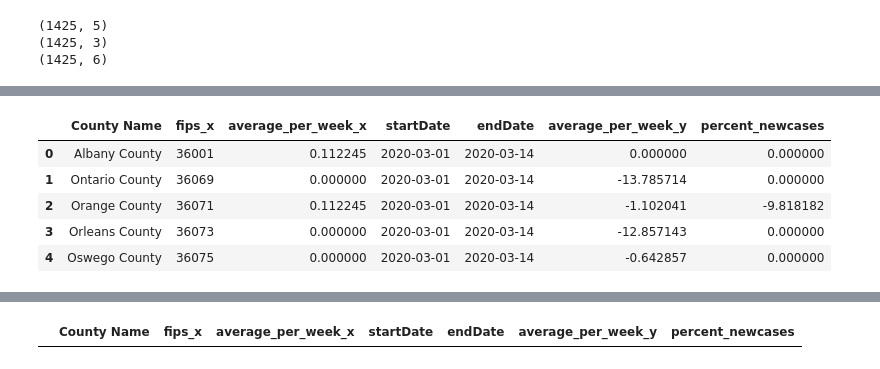
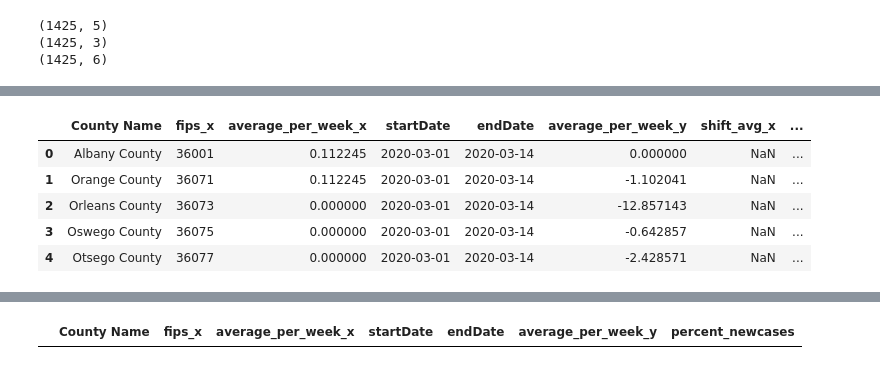
Before and after one commit to jeyasri-s2/meansquares, a Jupyter notebook: NY_LabelingData.ipynb, the cells around one changed output, grey strips where cells are left out. Saved outputs shown, nothing was run; the diff lists cells and outputs as text; code cells hidden in the pictures.

Commit message:
% change in new cases formula fixed

```diff
--- a/NY_LabelingData.ipynb
+++ b/NY_LabelingData.ipynb
@@ -494,0 +494,2 @@ average_newCases_df2.head()
+# %%
+average_newCases_df2['shift_avg_x'] = average_newCases_df2.sort_values(['startDate','endDate']).groupby(['County Name', 'fips_x'])['average_per_week_x'].shift()
@@ -495,12 +513,12 @@ average_newCases_df2.head()
 # %%
-average_newCases_df2['percent_newcases'] = average_newCases_df2.apply(lambda x: (x.average_per_week_y) / x.average_per_week_x if x.average_per_week_x > 0 else 0 , axis=1)
+average_newCases_df2['percent_newcases'] = average_newCases_df2.apply(lambda x: (x.average_per_week_y) / x.shift_avg_x if x.shift_avg_x > 0.0 else 0 , axis=1)
 
 
 average_newCases_df2.head()
 # %% [output]
-|  | County Name | fips_x | average_per_week_x | startDate | endDate | average_per_week_y | percent_newcases |
-| 0 | Albany County | 36001 | 0.112245 | 2020-03-01 | 2020-03-14 | 0.000000 | 0.000000 |
-| 1 | Ontario County | 36069 | 0.000000 | 2020-03-01 | 2020-03-14 | -13.785714 | 0.000000 |
-| 2 | Orange County | 36071 | 0.112245 | 2020-03-01 | 2020-03-14 | -1.102041 | -9.818182 |
-| 3 | Orleans County | 36073 | 0.000000 | 2020-03-01 | 2020-03-14 | -12.857143 | 0.000000 |
-| 4 | Oswego County | 36075 | 0.000000 | 2020-03-01 | 2020-03-14 | -0.642857 | 0.000000 |
+|  | County Name | fips_x | average_per_week_x | startDate | endDate | average_per_week_y | shift_avg_x | ... |
+| 0 | Albany County | 36001 | 0.112245 | 2020-03-01 | 2020-03-14 | 0.000000 | NaN | ... |
+| 1 | Orange County | 36071 | 0.112245 | 2020-03-01 | 2020-03-14 | -1.102041 | NaN | ... |
+| 2 | Orleans County | 36073 | 0.000000 | 2020-03-01 | 2020-03-14 | -12.857143 | NaN | ... |
+| 3 | Oswego County | 36075 | 0.000000 | 2020-03-01 | 2020-03-14 | -0.642857 | NaN | ... |
+| 4 | Otsego County | 36077 | 0.000000 | 2020-03-01 | 2020-03-14 | -2.428571 | NaN | ... |
```
Also changed, not shown: parts of 9 cells of this notebook.
